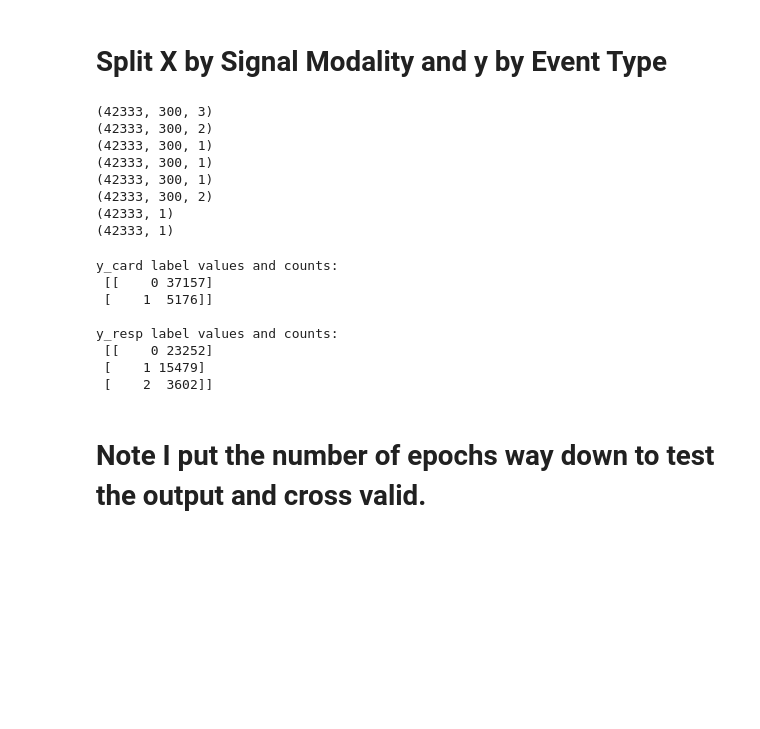
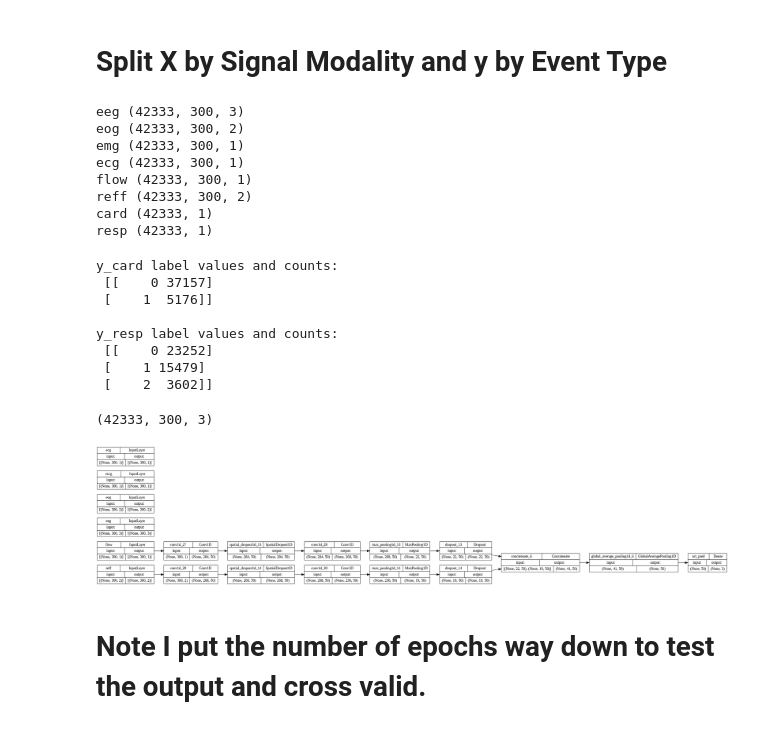
Before and after one commit to imics-lab/multi-output-psg, a Jupyter notebook: Resp_Evaluate_Model_PSG-Audio.ipynb, the cells around one changed output. Drawn from its saved outputs; the diff is of its cells as text; code cells hidden in the pictures; blank space fills up the shorter version.

Commit message:
in-progress switch to dictionary based inputs

```diff
--- a/Resp_Evaluate_Model_PSG-Audio.ipynb
+++ b/Resp_Evaluate_Model_PSG-Audio.ipynb
@@ -114,6 +114,10 @@ sub:     (42333, 1)        uint16
 # %% [markdown]
 # Split X by Signal Modality and y by Event Type
 # %%
+# Seems like it would be better to pass X directly and handle in the model
+# but I don't see such a preprocessing method.   Maybe it is more obvious?
+# https://keras.io/guides/preprocessing_layers/
+
 X_eeg = X[:,:,0:3] # first 3 channels (0,1,2)
 X_eog = X[:,:,3:5] # channels 3 and 4
 X_emg = X[:,:,5:6] # just channel 5
@@ -124,19 +128,23 @@ X_reff = X[:,:,10:12] # abd, thor respiratory effort
 y_card = y[:,0:1]
 y_resp = y[:,1:2]
 
-temp = [X_eeg, X_eog, X_emg, X_ecg, X_flow,
-            X_reff,y_card, y_resp]
-for item in temp:
-    print(item.shape)
+X_all = [X_eeg, X_eog, X_emg, X_ecg, X_flow, X_reff]
+X_all_dict = {'eeg': X_eeg, 'eog':X_eog, 'emg':X_emg, 'ecg':X_ecg, 'flow':X_flow, 'reff':X_reff}
+y_all = [y_card, y_resp]
+y_all_dict = {'card':y_card,'resp':y_resp}
+for key,item in X_all_dict.items():
+    print(key,item.shape)
+for key, item in y_all_dict.items():
+    print(key,item.shape)
 # %% [output]
-(42333, 300, 3)
-(42333, 300, 2)
-(42333, 300, 1)
-(42333, 300, 1)
-(42333, 300, 1)
-(42333, 300, 2)
-(42333, 1)
-(42333, 1)
+eeg (42333, 300, 3)
+eog (42333, 300, 2)
+emg (42333, 300, 1)
+ecg (42333, 300, 1)
+flow (42333, 300, 1)
+reff (42333, 300, 2)
+card (42333, 1)
+resp (42333, 1)
 # %%
 unique, counts = np.unique(y_card, return_counts=True)
 print("\ny_card label values and counts:\n",str(np.asarray((unique, counts)).T))
@@ -154,49 +162,56 @@ y_resp label values and counts:
  [[    0 23252]
  [    1 15479]
  [    2  3602]]
+# %%
+X_all_dict['eeg'].shape
+# %% [output]
+(42333, 300, 3)
 # %%
 # topology and good article here
 # https://blog.goodaudience.com/introduction-to-1d-convolutional-neural-networks-in-keras-for-time-sequences-3a7ff801a2cf
 # ref for functional model https://keras.io/guides/functional_api/
 
 # keeping all inputs for re-useability - model will decide which to use
-def build_model(x_train_eeg, x_train_eog, x_train_emg, x_train_ecg, x_train_flow,
-                x_train_reff, y_train_resp):
-    n_outputs = y_train_resp.shape[1] # how to handle both outputs?
+
+def build_model(X_all_dict,y_all_dict):
+
     # input layers - 1st dim is timesteps, 2nd is features
-    eeg_input = keras.Input(shape = (x_train_eeg.shape[1], x_train_eeg.shape[2]), name = "eeg")
-    eog_input = keras.Input(shape = (x_train_eog.shape[1], x_train_eog.shape[2]), name = "eog")
-    emg_input = keras.Input(shape = (x_train_emg.shape[1], x_train_emg.shape[2]), name = "emg")
-    ecg_input = keras.Input(shape = (x_train_ecg.shape[1], x_train_ecg.shape[2]), name = "ecg")
-    flow_input = keras.Input(shape = (x_train_flow.shape[1], x_train_flow.shape[2]), name = "flow")
-    resp_input = keras.Input(shape = (x_train_reff.shape[1], x_train_reff.shape[2]), name = "resp")
+    # this method give some configurability but lacks error checking.
+    eeg_input = keras.Input(shape = (X_all_dict['eeg'].shape[1], X_all_dict['eeg'].shape[2]), name = "eeg")
+    eog_input = keras.Input(shape = (X_all_dict['eog'].shape[1], X_all_dict['eog'].shape[2]), name = "eog")
+    emg_input = keras.Input(shape = (X_all_dict['emg'].shape[1], X_all_dict['emg'].shape[2]), name = "emg")
+    ecg_input = keras.Input(shape = (X_all_dict['ecg'].shape[1], X_all_dict['ecg'].shape[2]), name = "ecg")
+    flow_input = keras.Input(shape = (X_all_dict['flow'].shape[1], X_all_dict['flow'].shape[2]), name = "flow")
+    reff_input = keras.Input(shape = (X_all_dict['reff'].shape[1], X_all_dict['reff'].shape[2]), name = "reff")
 
     c = layers.Conv1D(filters=50, kernel_size=17, activation='relu')(flow_input)
     c = layers.SpatialDropout1D(0.25)(c)
     c = layers.Conv1D(filters=50, kernel_size=17, activation='relu')(c)
     c = layers.MaxPooling1D(pool_size=12)(c)
     c = layers.Dropout(0.25)(c)
 
-    d = layers.Conv1D(filters=50, kernel_size=33, activation='relu')(resp_input)
+    d = layers.Conv1D(filters=50, kernel_size=33, activation='relu')(reff_input)
     d = layers.SpatialDropout1D(0.25)(d)
     d = layers.Conv1D(filters=50, kernel_size=33, activation='relu')(d)
     d = layers.MaxPooling1D(pool_size=12)(d)
     d = layers.Dropout(0.25)(d)
 
     merged = layers.Concatenate(axis=1)([c, d])
     merged = layers.GlobalAveragePooling1D()(merged)
+    #n_outputs = y_resp.shape[1]
+    n_outputs = 3 # just to test other items - need one-hot in model
     pred = layers.Dense(n_outputs, activation='softmax', name='act_pred')(merged)
 
-    model = keras.Model(
-        inputs=[eeg_input, eog_input, emg_input, ecg_input, flow_input, resp_input],
-        outputs=[pred],
-    )
+    model = keras.Model([eeg_input, eog_input, emg_input, ecg_input, flow_input, reff_input],
+                        pred)
     return model
-# if interactive:
-#     my_model = build_model(X_eeg, X_eog, X_emg, X_ecg, X_flow,
-#                 X_reff, y_card)
-#     # model.summary()
-#     display(keras.utils.plot_model(my_model, "my_model.png", show_shapes=True))
+if interactive:
+    my_model = build_model(X_all_dict, y_all_dict)
+    # model.summary()
+    # pass rankdir="LR" to plot_model to display sideways
+    display(keras.utils.plot_model(my_model, "my_model.png", show_shapes=True, rankdir = "LR"))
+# %% [output]
+[figure, added]
 # %% [markdown]
 # Note I put the number of epochs way down to test the output and cross valid.
 # %%
```
Also changed, not shown: parts of 7 cells of this notebook.
